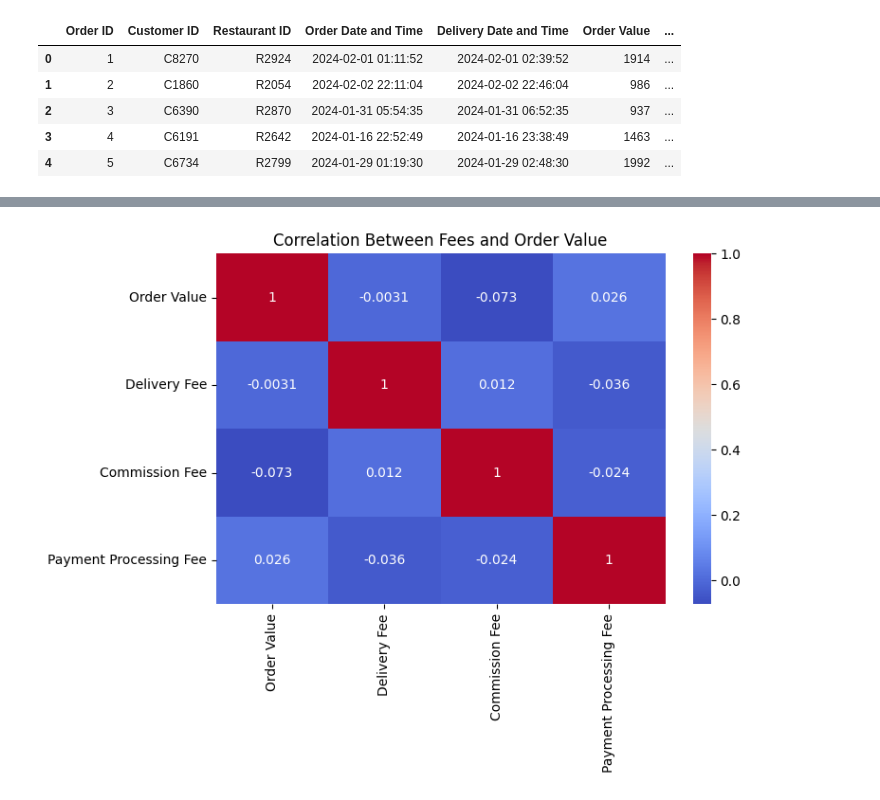
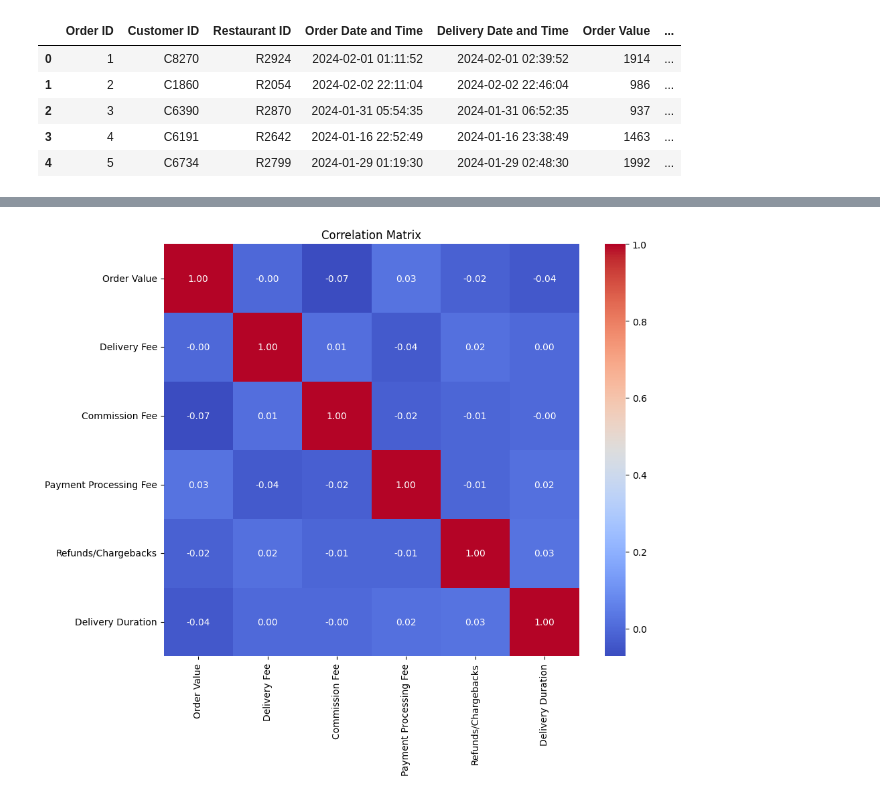
Before and after one commit to marcanthonny/projectDSML, a Jupyter notebook: kelompok5.ipynb, the cells around one changed output, grey strips where cells are left out. Cells and saved outputs as stored; diff of their text form; code cells hidden in the pictures.

```diff
--- a/kelompok5.ipynb
+++ b/kelompok5.ipynb
@@ -130,12 +50,0 @@ plt.show()
-# %%
-# 5. Delivery Time Analysis
-df['Delivery Date and Time'] = pd.to_datetime(df['Delivery Date and Time'])
-df['Delivery Duration'] = (df['Delivery Date and Time'] - df['Order Date and Time']).dt.total_seconds() / 60.0  # In minutes
-
-plt.figure(figsize=(8,6))
-sns.histplot(df['Delivery Duration'], bins=20, kde=True, color='purple')
-plt.title('Distribution of Delivery Duration (Minutes)')
-plt.xlabel('Delivery Duration (minutes)')
-plt.ylabel('Number of Orders')
-plt.tight_layout()
-plt.show()
@@ -191,0 +54,13 @@ Passing `palette` without assigning `hue` is deprecated and will be removed in v
+# %%
+# Feature engineering
+df['Delivery Duration'] = (df['Delivery Date and Time'] - df['Order Date and Time']).dt.total_seconds()
+
+# Select relevant columns for clustering
+features = df[['Order Value', 'Delivery Fee', 'Commission Fee', 'Payment Processing Fee', 'Refunds/Chargebacks', 'Delivery Duration']]
+
+# Normalize data
+scaler = StandardScaler()
+scaled_features = scaler.fit_transform(features)
+
+
+df.head()
@@ -192,10 +74,9 @@ Passing `palette` without assigning `hue` is deprecated and will be removed in v
 # %%
-# 9. Correlation Analysis (Revenue and Fees)
-plt.figure(figsize=(8,6))
-corr_matrix = df[['Order Value', 'Delivery Fee', 'Commission Fee', 'Payment Processing Fee']].corr()
-sns.heatmap(corr_matrix, annot=True, cmap='coolwarm')
-plt.title('Correlation Between Fees and Order Value')
-plt.tight_layout()
+# Correlation analysis
+correlation_matrix = features.corr()
+plt.figure(figsize=(10, 8))
+sns.heatmap(correlation_matrix, annot=True, cmap='coolwarm', fmt='.2f')
+plt.title('Correlation Matrix')
 plt.show()
 # %% [output]
-[figure, old version]
+[figure, new version]
```
Also changed, not shown: parts of 26 cells of this notebook, 1 other file.
